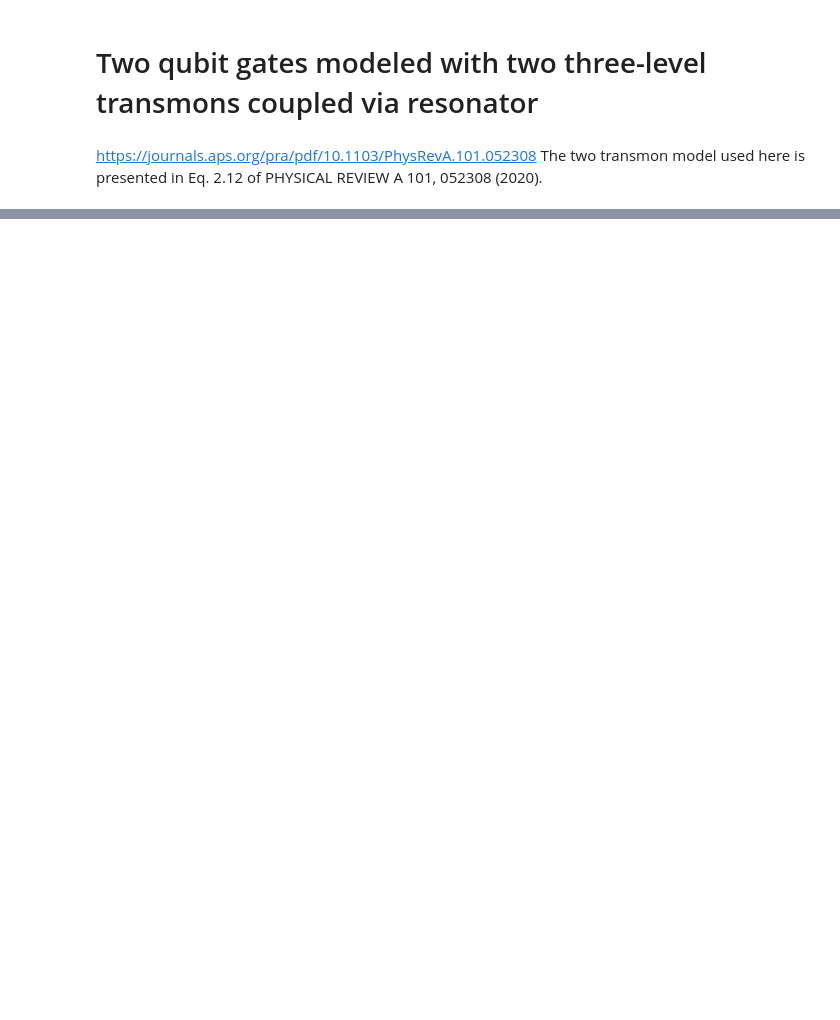
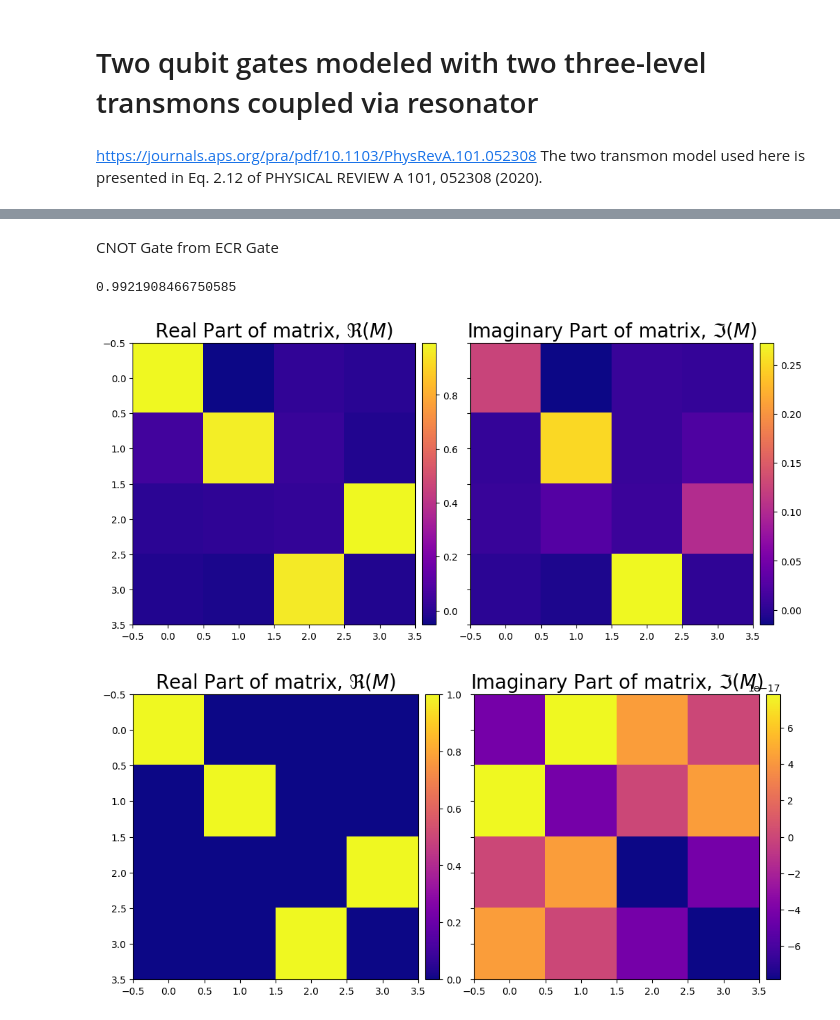
Before and after one commit to kapil-d/transmon-sim, a Jupyter notebook: two_transmon_gates.ipynb, the cells around one changed output, grey strips where cells are left out. Drawn from its saved outputs; the diff is of its cells as text; code cells hidden in the pictures; blank space fills up the shorter version.

```diff
--- a/two_transmon_gates.ipynb
+++ b/two_transmon_gates.ipynb
@@ -672,0 +581,14 @@ heatmap2d(condense(ideal_cnot))
+# %% [markdown]
+CNOT Gate from ECR Gate
+# %%
+ideal_cnot = Transmon_System.ideal_IRX(np.pi/2) @ Transmon_System.ideal_RZI(np.pi/2) @ Transmon_System.ideal_ecr()
+cnot_full_unitary = Transmon_System.ideal_RZI(np.pi/2) @ system.ISX @ ecr_gate
+Transmon_System.fidelity(ideal_cnot, cnot_full_unitary).item()
+# %% [output]
+0.9921908466750585
+# %%
+heatmap2d((1/np.sqrt(2))*(1-1j)*condense(cnot_full_unitary))
+heatmap2d((1/np.sqrt(2))*(-1-1j)*condense(ideal_cnot))
+# %% [output]
+[figure, added]
+[figure, added]
```
Also changed, not shown: parts of 48 cells of this notebook.
